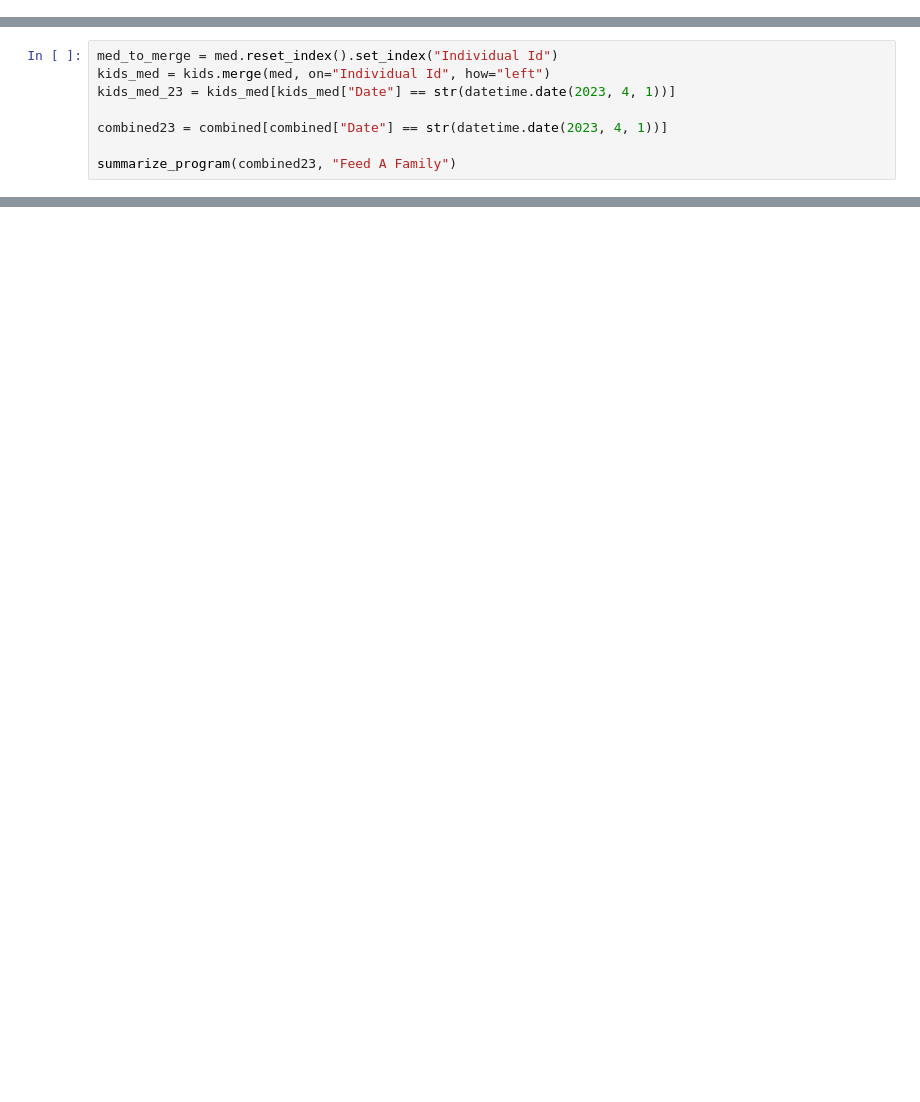
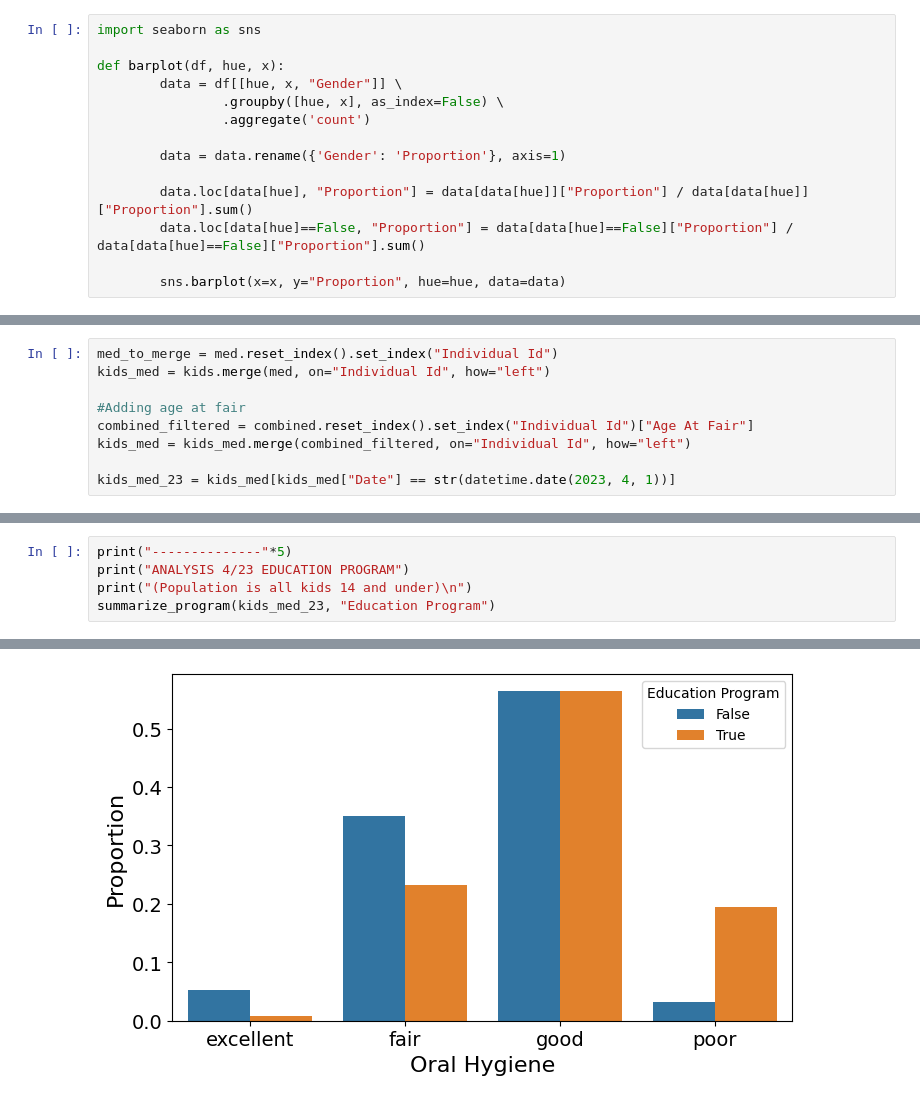
Before and after one commit to micahbenson/mdc-data-cleanup, a Jupyter notebook: notebooks/med_analysis.ipynb, the cells around one changed output, grey strips where cells are left out. Drawn from its saved outputs; the diff is of its cells as text; blank space fills up the shorter version.

```diff
--- a/notebooks/med_analysis.ipynb
+++ b/notebooks/med_analysis.ipynb
@@ -42,3 +31,17 @@ Percent of kids participating in the education program: 27.39%
+# %%
+import seaborn as sns
+
+def barplot(df, hue, x):
+        data = df[[hue, x, "Gender"]] \
+                .groupby([hue, x], as_index=False) \
+                .aggregate('count')
+
+        data = data.rename({'Gender': 'Proportion'}, axis=1)
+
+        data.loc[data[hue], "Proportion"] = data[data[hue]]["Proportion"] / data[data[hue]]["Proportion"].sum()
+        data.loc[data[hue]==False, "Proportion"] = data[data[hue]==False]["Proportion"] / data[data[hue]==False]["Proportion"].sum()
+
+        sns.barplot(x=x, y="Proportion", hue=hue, data=data)
 # %%
 import datetime
 
@@ -100,8 +127,9 @@ def summarize_program(df, program):
 # %%
 med_to_merge = med.reset_index().set_index("Individual Id")
 kids_med = kids.merge(med, on="Individual Id", how="left")
+
+#Adding age at fair
+combined_filtered = combined.reset_index().set_index("Individual Id")["Age At Fair"]
+kids_med = kids_med.merge(combined_filtered, on="Individual Id", how="left")
+
 kids_med_23 = kids_med[kids_med["Date"] == str(datetime.date(2023, 4, 1))]
-
-combined23 = combined[combined["Date"] == str(datetime.date(2023, 4, 1))]
-
-summarize_program(combined23, "Feed A Family")
@@ -165,0 +185,6 @@ plt.show()
+# %%
+print("--------------"*5)
+print("ANALYSIS 4/23 EDUCATION PROGRAM")
+print("(Population is all kids 14 and under)\n")
+summarize_program(kids_med_23, "Education Program")
+# %% [output]
@@ -165,0 +208 @@ plt.show()
+[figure, added]
```
Also changed, not shown: parts of 10 cells of this notebook, 4 other files.
